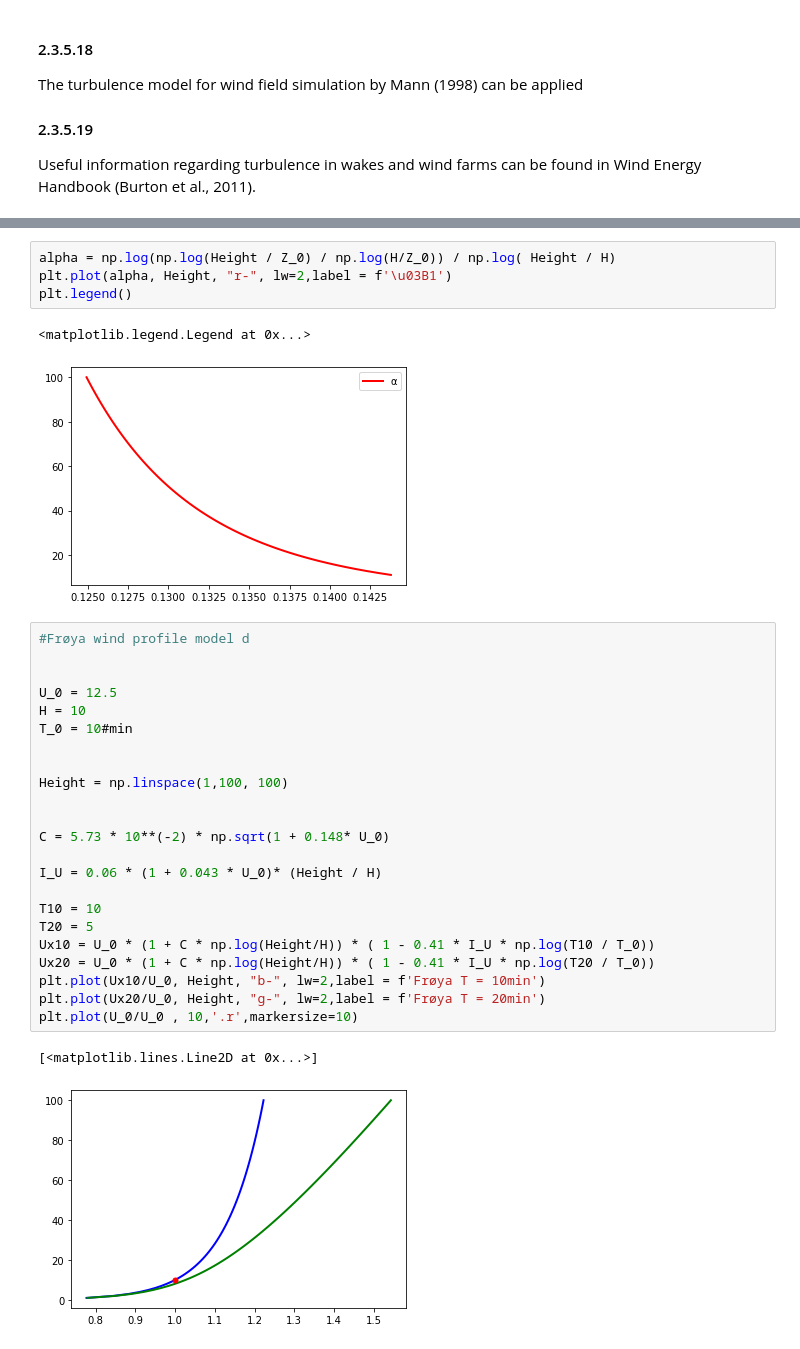
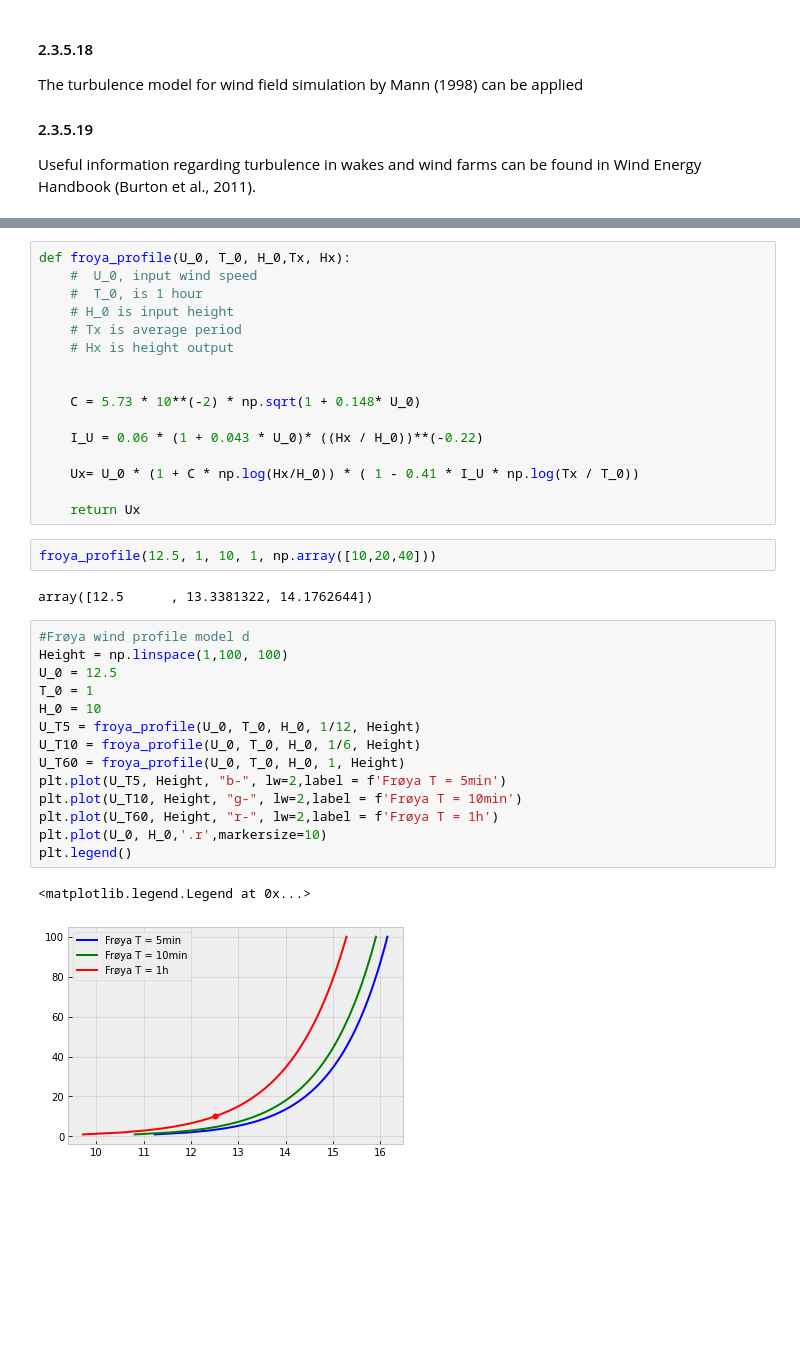
Before and after one commit to famiuer/EnvironmentalStudy, a Jupyter notebook: Section 2 Wind Conditions.ipynb, the cells around one changed output, grey strips where cells are left out. Saved outputs shown, nothing was run; the diff lists cells and outputs as text; blank space fills up the shorter version.

```diff
--- a/Section 2 Wind Conditions.ipynb
+++ b/Section 2 Wind Conditions.ipynb
@@ -539,33 +738,37 @@ plt.legend()
-# %%
-alpha = np.log(np.log(Height / Z_0) / np.log(H/Z_0)) / np.log( Height / H)
-plt.plot(alpha, Height, "r-", lw=2,label = f'\u03B1')
-plt.legend()
-# %% [output]
-<matplotlib.legend.Legend at 0x...>
-[figure, removed]
+# %%
+def froya_profile(U_0, T_0, H_0,Tx, Hx):
+    #  U_0, input wind speed
+    #  T_0, is 1 hour
+    # H_0 is input height
+    # Tx is average period
+    # Hx is height output
+
+
+    C = 5.73 * 10**(-2) * np.sqrt(1 + 0.148* U_0)
+
+    I_U = 0.06 * (1 + 0.043 * U_0)* ((Hx / H_0))**(-0.22)
+
+    Ux= U_0 * (1 + C * np.log(Hx/H_0)) * ( 1 - 0.41 * I_U * np.log(Tx / T_0))
+
+    return Ux
+# %%
+froya_profile(12.5, 1, 10, 1, np.array([10,20,40]))
+# %% [output]
+array([12.5      , 13.3381322, 14.1762644])
 # %%
 #Frøya wind profile model d
-
-
+Height = np.linspace(1,100, 100)
 U_0 = 12.5
-H = 10
-T_0 = 10#min
-
-
-Height = np.linspace(1,100, 100)
-
-
-C = 5.73 * 10**(-2) * np.sqrt(1 + 0.148* U_0)
-
-I_U = 0.06 * (1 + 0.043 * U_0)* (Height / H)
-
-T10 = 10
-T20 = 5
-Ux10 = U_0 * (1 + C * np.log(Height/H)) * ( 1 - 0.41 * I_U * np.log(T10 / T_0))
-Ux20 = U_0 * (1 + C * np.log(Height/H)) * ( 1 - 0.41 * I_U * np.log(T20 / T_0))
-plt.plot(Ux10/U_0, Height, "b-", lw=2,label = f'Frøya T = 10min')
-plt.plot(Ux20/U_0, Height, "g-", lw=2,label = f'Frøya T = 20min')
-plt.plot(U_0/U_0 , 10,'.r',markersize=10)
+T_0 = 1
+H_0 = 10
+U_T5 = froya_profile(U_0, T_0, H_0, 1/12, Height)
+U_T10 = froya_profile(U_0, T_0, H_0, 1/6, Height)
+U_T60 = froya_profile(U_0, T_0, H_0, 1, Height)
+plt.plot(U_T5, Height, "b-", lw=2,label = f'Frøya T = 5min')
+plt.plot(U_T10, Height, "g-", lw=2,label = f'Frøya T = 10min')
+plt.plot(U_T60, Height, "r-", lw=2,label = f'Frøya T = 1h')
+plt.plot(U_0, H_0,'.r',markersize=10)
+plt.legend()
 # %% [output]
-[<matplotlib.lines.Line2D at 0x...>]
+<matplotlib.legend.Legend at 0x...>
-[figure, old version]
+[figure, new version]
```
Also changed, not shown: parts of 22 cells of this notebook, 1 other file.
